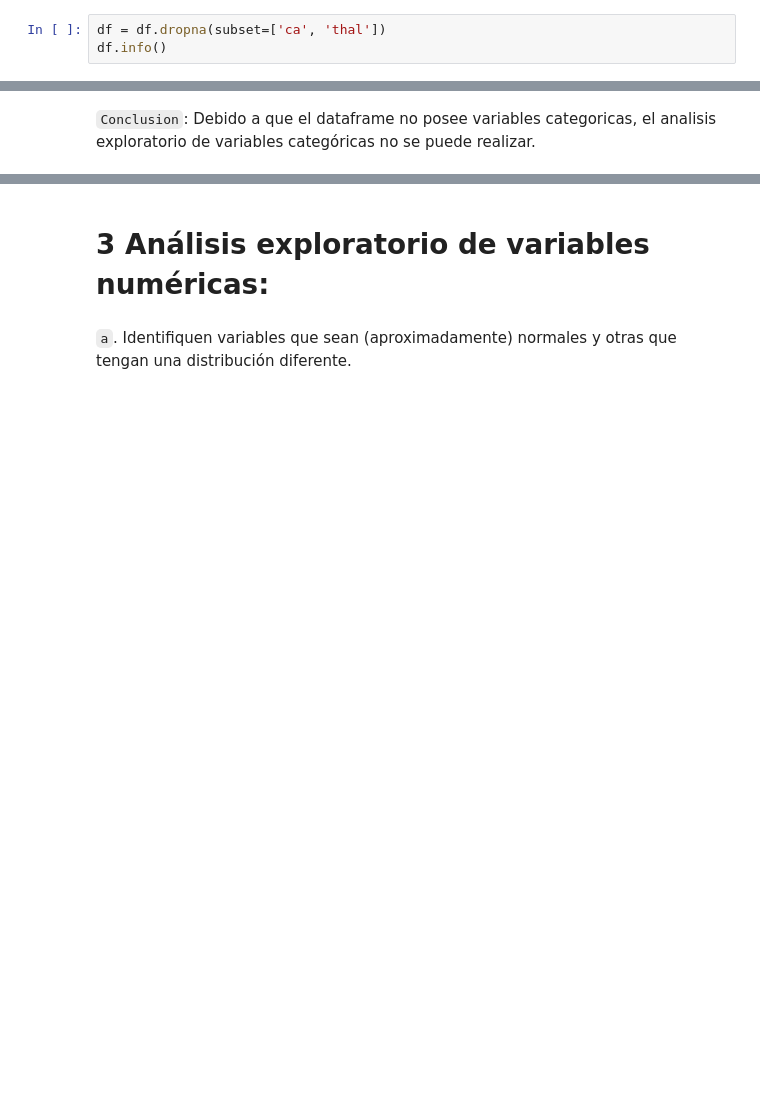
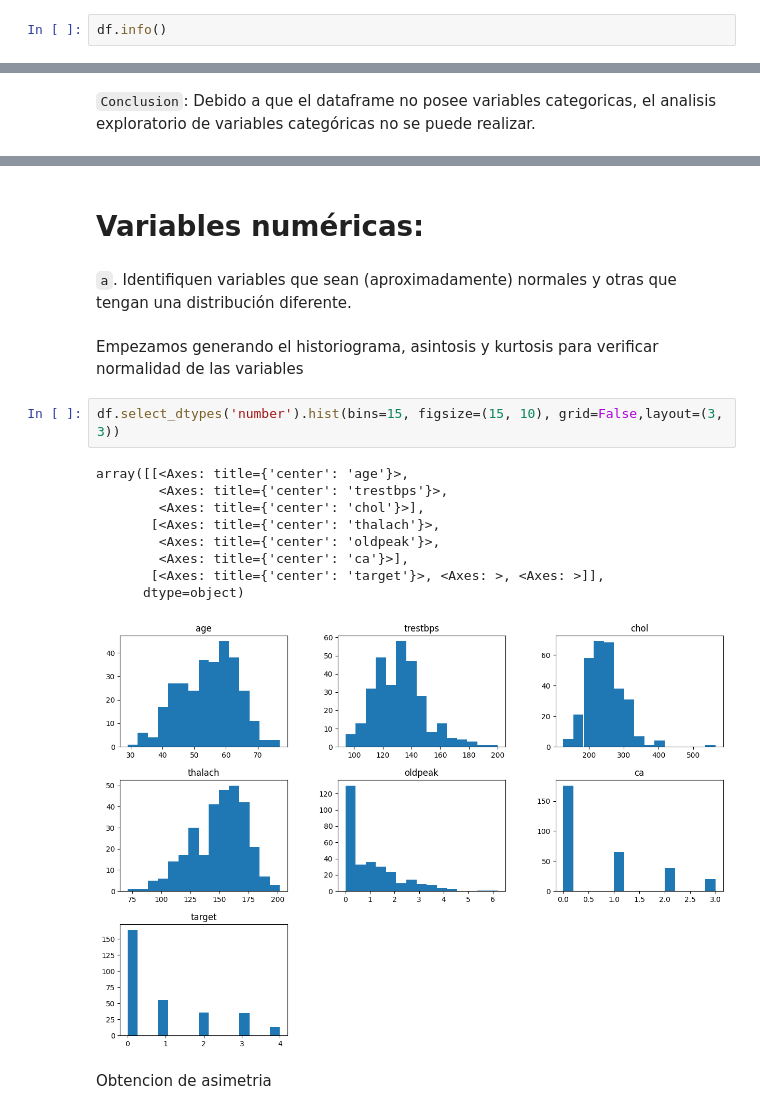
Before and after one commit to SkynetProyect/UHC_ML_Diseases, a Jupyter notebook: notebooks/Entrega_2.ipynb, the cells around one changed output, grey strips where cells are left out. Saved outputs shown, nothing was run; the diff lists cells and outputs as text; blank space fills up the shorter version.

```diff
--- a/notebooks/Entrega_2.ipynb
+++ b/notebooks/Entrega_2.ipynb
@@ -195,7 +165,6 @@ thal        2
 target      0
 dtype: int64
 # %%
-df = df.dropna(subset=['ca', 'thal'])
 df.info()
 # %% [output]
 <class 'pandas.DataFrame'>
@@ -260,4 +248,20 @@ dtype: int64
 # %% [markdown]
-# 3	Análisis exploratorio de variables numéricas:
+# Variables numéricas:
 # %% [markdown]
 `a`. Identifiquen variables que sean (aproximadamente) normales y otras que tengan una distribución diferente.
+# %% [markdown]
+Empezamos generando el historiograma, asintosis y kurtosis para verificar normalidad de las variables
+# %%
+df.select_dtypes('number').hist(bins=15, figsize=(15, 10), grid=False,layout=(3, 3))
+# %% [output]
+array([[<Axes: title={'center': 'age'}>,
+        <Axes: title={'center': 'trestbps'}>,
+        <Axes: title={'center': 'chol'}>],
+       [<Axes: title={'center': 'thalach'}>,
+        <Axes: title={'center': 'oldpeak'}>,
+        <Axes: title={'center': 'ca'}>],
+       [<Axes: title={'center': 'target'}>, <Axes: >, <Axes: >]],
+      dtype=object)
+[figure, added]
+# %% [markdown]
+Obtencion de asimetria
```
Also changed, not shown: parts of 39 cells of this notebook.
